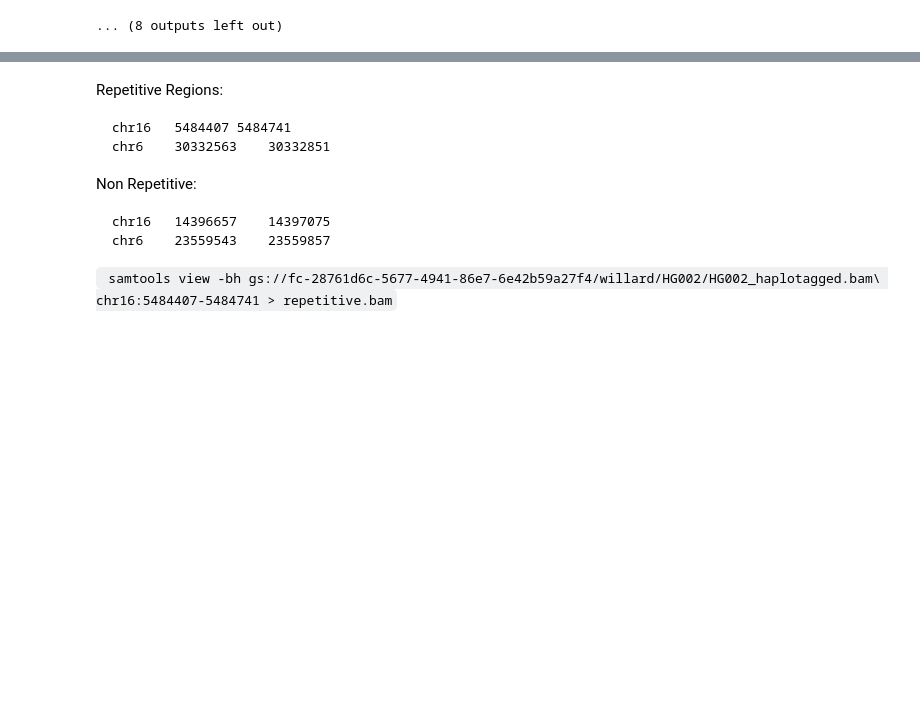
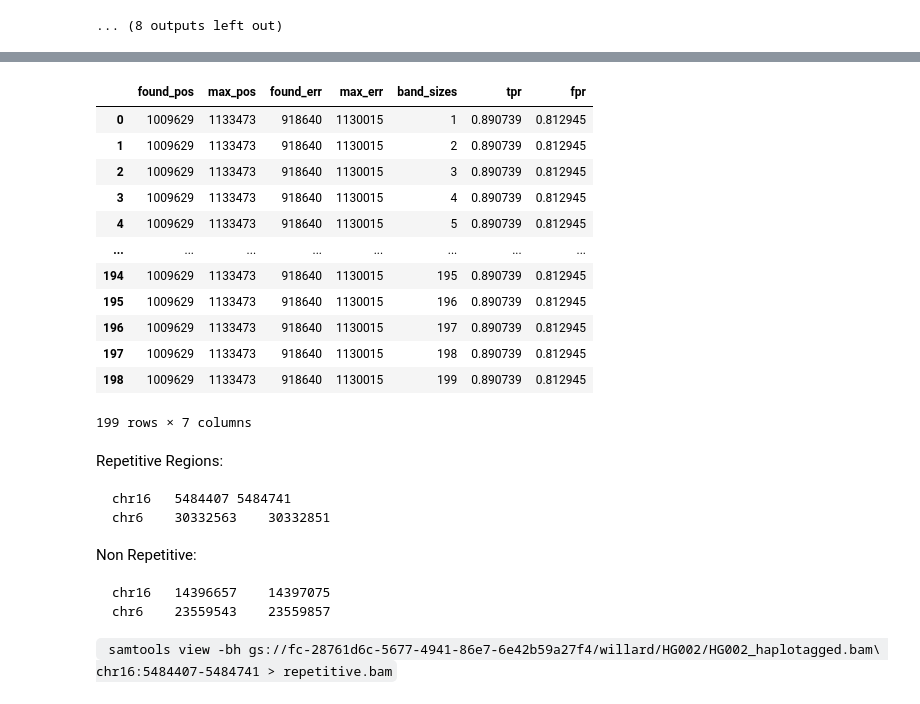
Before and after one commit to WillardFord/sv_merge, a Jupyter notebook: scripts/readFiltering/analysis/testBinning.ipynb, the cells around one changed output, grey strips where cells are left out. Saved outputs shown, nothing was run; the diff lists cells and outputs as text; code cells hidden in the pictures; blank space fills up the shorter version.

````diff
--- a/scripts/readFiltering/analysis/testBinning.ipynb
+++ b/scripts/readFiltering/analysis/testBinning.ipynb
@@ -49,9 +49,13 @@ class signatureMtxs():
     """
     Use banding technique to bin reads by similarity
     """
-    def band(self, band_length):
+    def band(self, band_length, matrix_range = None):
         counts = [0 for _ in range(4)]
-        for matrix in self.signature_mtxs:
+        if type(matrix_range) is type(range(1)):
+            matrix_iterable = self.signature_mtxs[min(matrix_range):max(matrix_range)]
+        else:
+            matrix_iterable = self.signature_mtxs
+        for matrix in matrix_iterable:
             labels = matrix[0,:].astype('int8')
             signature_matrix = matrix[1:,:]
             for i, count in enumerate(
@@ -117,16 +121,16 @@ def loadFilter(path):
     load_time = time.time()
     return filter_test, load_time - start_time
 
-def bandFunction(filter_test, band_size):
-    output = filter_test.band(band_size)
+def bandFunction(filter_test, band_size, matrix_range = None):
+    output = filter_test.band(band_size, matrix_range)
     return output
 
-def bandTest(filter_test, band_sizes = range(1,200)):
-    inputs = zip(repeat(filter_test), band_sizes)
+def bandTest(filter_test, band_sizes = range(1,200), matrix_range = None):
+    inputs = zip(repeat(filter_test), band_sizes, repeat(matrix_range))
     num_cores = multiprocessing.cpu_count()
 
     start = time.time()
-    outputs = Parallel(n_jobs=num_cores, verbose=1)(delayed(bandFunction)(i, j) for i, j  in inputs)
+    outputs = Parallel(n_jobs=num_cores, verbose=0)(delayed(bandFunction)(i, j, k) for i, j, k  in inputs)
     end = time.time()
     print("Compute Time:\t", end-start)
 
@@ -137,16 +141,16 @@ def bandTest(filter_test, band_sizes = range(1,200)):
         fprs.append(c/d)
     return outputs, band_sizes, tprs, fprs
 
-def filterBandTests(path):
+def filterBandTests(path, band_sizes = range(1,200),  matrix_range = None):
     print(path)
     filter_test, load_time = loadFilter(path)
     print("Load Time:\t", round(load_time, 2))
 
-    outputs, band_sizes, tprs, fprs = bandTest(filter_test)
+    outputs, band_sizes, tprs, fprs = bandTest(filter_test, band_sizes = band_sizes, matrix_range = matrix_range)
 
     return outputs, band_sizes, tprs, fprs
 
-def dataToPandas(filter_type, read_in = True):
+def dataToPandas(filter_type, read_in = True, band_sizes = range(1,200), matrix_range = None):
     output_path = "../../../output/analysis"
     save_path = os.path.join(output_path, f"{filter_type}.tsv")
 
@@ -158,7 +162,7 @@ def dataToPandas(filter_type, read_in = True):
             print(f"File not found {save_path}")
             print("Running Band Tests")
 
-    band_test_output = filterBandTests(filter_type)
+    band_test_output = filterBandTests(filter_type, band_sizes=band_sizes, matrix_range = matrix_range)
     outputs, bands, tprs, fprs = band_test_output
     found_pos, max_pos, found_err, max_err = zip(*outputs)
     columns = {
@@ -302,3 +425,19 @@ for i in range(10):
+# %%
+minHash_df
+# %% [output]
+|  | found_pos | max_pos | found_err | max_err | band_sizes | tpr | fpr |
+| 0 | 1009629 | 1133473 | 918640 | 1130015 | 1 | 0.890739 | 0.812945 |
+| 1 | 1009629 | 1133473 | 918640 | 1130015 | 2 | 0.890739 | 0.812945 |
+| 2 | 1009629 | 1133473 | 918640 | 1130015 | 3 | 0.890739 | 0.812945 |
+| 3 | 1009629 | 1133473 | 918640 | 1130015 | 4 | 0.890739 | 0.812945 |
+| 4 | 1009629 | 1133473 | 918640 | 1130015 | 5 | 0.890739 | 0.812945 |
+| ... | ... | ... | ... | ... | ... | ... | ... |
+| 194 | 1009629 | 1133473 | 918640 | 1130015 | 195 | 0.890739 | 0.812945 |
+| 195 | 1009629 | 1133473 | 918640 | 1130015 | 196 | 0.890739 | 0.812945 |
+| 196 | 1009629 | 1133473 | 918640 | 1130015 | 197 | 0.890739 | 0.812945 |
+| 197 | 1009629 | 1133473 | 918640 | 1130015 | 198 | 0.890739 | 0.812945 |
+| 198 | 1009629 | 1133473 | 918640 | 1130015 | 199 | 0.890739 | 0.812945 |
+199 rows × 7 columns
 # %% [markdown]
 Repetitive Regions:
 ```
````
Also changed, not shown: parts of 9 cells of this notebook, 13 other files.
